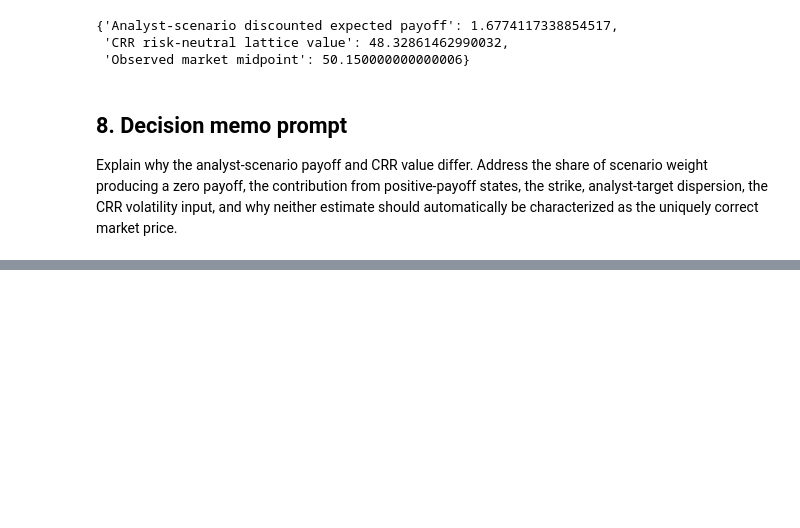
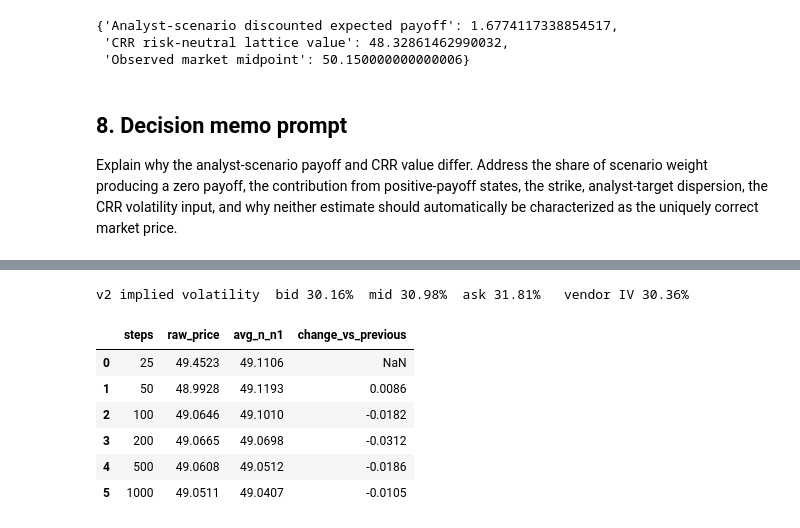
Before and after one commit to javierpalacio010-dot/lmt-valuation-option-greeks-lab, a Jupyter notebook: valuation_option_lab.ipynb, the cells around one changed output, grey strips where cells are left out. Cells and saved outputs as stored; diff of their text form; code cells hidden in the pictures; blank space fills up the shorter version.

```diff
--- a/valuation_option_lab.ipynb
+++ b/valuation_option_lab.ipynb
@@ -203,0 +292,28 @@ Explain why the analyst-scenario payoff and CRR value differ. Address the share
+# %%
+conv_v2=[]
+for n in [25,50,100,200,500,1000]:
+    raw=crr_discrete(M['spot'],M['strike'],M['maturity_years'],M['risk_free_rate'],M['volatility'],n,divs0,M['option_type'],True)['price']
+    conv_v2.append({'steps':n,'raw_price':raw,'avg_n_n1':v2_price(N=n)})
+conv_v2=pd.DataFrame(conv_v2)
+conv_v2['change_vs_previous']=conv_v2.avg_n_n1.diff()
+
+def implied_vol_v2(target,lo=0.05,hi=1.5,N=300):
+    f=lambda s: v2_price(sigma=s,N=N)-target
+    if f(lo)>0 or f(hi)<0: return float('nan')
+    for _ in range(60):
+        mid=0.5*(lo+hi)
+        if f(mid)>0: hi=mid
+        else: lo=mid
+    return 0.5*(lo+hi)
+iv={'bid':implied_vol_v2(M['market_bid']),'mid':implied_vol_v2(M['market_mid']),'ask':implied_vol_v2(M['market_ask'])}
+print('v2 implied volatility  bid {bid:.2%}  mid {mid:.2%}  ask {ask:.2%}   vendor IV {v:.2%}'.format(**iv,v=M['volatility']))
+conv_v2.round(4)
+# %% [output]
+v2 implied volatility  bid 30.16%  mid 30.98%  ask 31.81%   vendor IV 30.36%
+|  | steps | raw_price | avg_n_n1 | change_vs_previous |
+| 0 | 25 | 49.4523 | 49.1106 | NaN |
+| 1 | 50 | 48.9928 | 49.1193 | 0.0086 |
+| 2 | 100 | 49.0646 | 49.1010 | -0.0182 |
+| 3 | 200 | 49.0665 | 49.0698 | -0.0312 |
+| 4 | 500 | 49.0608 | 49.0512 | -0.0186 |
+| 5 | 1000 | 49.0511 | 49.0407 | -0.0105 |
```
Also changed, not shown: parts of 9 cells of this notebook, 2 other files.
